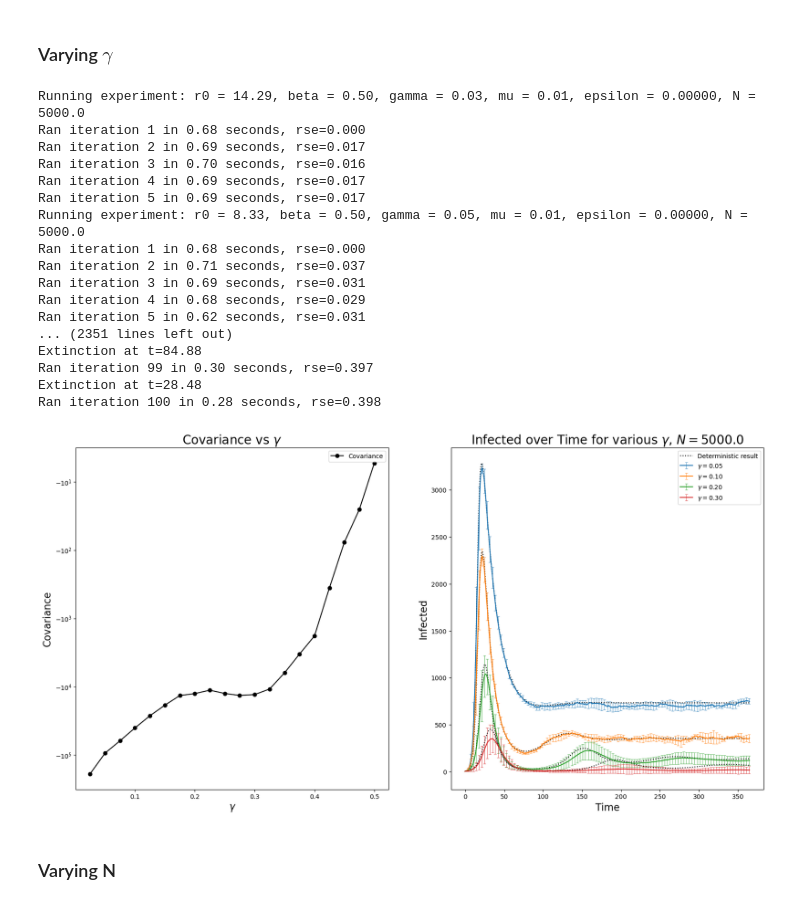
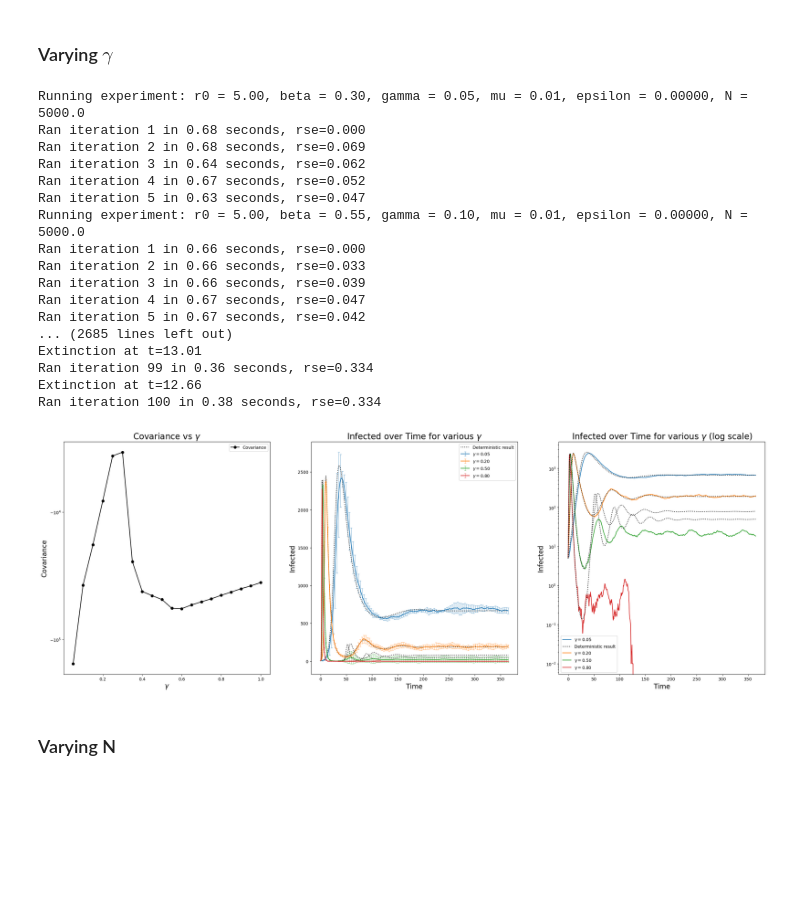
Before and after one commit to kylehtunis/stochastic-modeling, a Jupyter notebook: problem1.ipynb, the cells around one changed output. Cells and saved outputs as stored; diff of their text form; code cells hidden in the pictures; blank space fills up the shorter version.

```diff
--- a/problem1.ipynb
+++ b/problem1.ipynb
@@ -401,70 +401,90 @@ plt.show()
 # %% [markdown]
 ### Varying $\gamma$
 # %%
-gammas = np.arange(0.025, 0.525, 0.025)
+gammas = np.arange(0.05, 1.05, 0.05)
 r0 = 5.0
 
 gamma_experiments = Experiments([])
 for g in gammas:
-    gamma_experiments.experiments.append(Experiment(Gillespie_Parameters(population_size, initial_infected, beta=beta, gamma=g, mu=mu), events=events, simulation_length=sim_length, data_rate=data_rate, max_iterations=max_iterations))
+    gamma_experiments.experiments.append(Experiment(Gillespie_Parameters(population_size, initial_infected, beta=r0*(g+mu), gamma=g, mu=mu), events=events, simulation_length=sim_length, data_rate=data_rate, max_iterations=max_iterations))
 gamma_experiments.run()
 # %% [output]
-Running experiment: r0 = 14.29, beta = 0.50, gamma = 0.03, mu = 0.01, epsilon = 0.00000, N = 5000.0
+Running experiment: r0 = 5.00, beta = 0.30, gamma = 0.05, mu = 0.01, epsilon = 0.00000, N = 5000.0
 Ran iteration 1 in 0.68 seconds, rse=0.000
-Ran iteration 2 in 0.69 seconds, rse=0.017
-Ran iteration 3 in 0.70 seconds, rse=0.016
-Ran iteration 4 in 0.69 seconds, rse=0.017
-Ran iteration 5 in 0.69 seconds, rse=0.017
-Running experiment: r0 = 8.33, beta = 0.50, gamma = 0.05, mu = 0.01, epsilon = 0.00000, N = 5000.0
-Ran iteration 1 in 0.68 seconds, rse=0.000
-Ran iteration 2 in 0.71 seconds, rse=0.037
-Ran iteration 3 in 0.69 seconds, rse=0.031
-Ran iteration 4 in 0.68 seconds, rse=0.029
-Ran iteration 5 in 0.62 seconds, rse=0.031
-... (2351 lines left out)
-Extinction at t=84.88
-Ran iteration 99 in 0.30 seconds, rse=0.397
-Extinction at t=28.48
-Ran iteration 100 in 0.28 seconds, rse=0.398
+Ran iteration 2 in 0.68 seconds, rse=0.069
+Ran iteration 3 in 0.64 seconds, rse=0.062
+Ran iteration 4 in 0.67 seconds, rse=0.052
+Ran iteration 5 in 0.63 seconds, rse=0.047
+Running experiment: r0 = 5.00, beta = 0.55, gamma = 0.10, mu = 0.01, epsilon = 0.00000, N = 5000.0
+Ran iteration 1 in 0.66 seconds, rse=0.000
+Ran iteration 2 in 0.66 seconds, rse=0.033
+Ran iteration 3 in 0.66 seconds, rse=0.039
+Ran iteration 4 in 0.67 seconds, rse=0.047
+Ran iteration 5 in 0.67 seconds, rse=0.042
+... (2685 lines left out)
+Extinction at t=13.01
+Ran iteration 99 in 0.36 seconds, rse=0.334
+Extinction at t=12.66
+Ran iteration 100 in 0.38 seconds, rse=0.334
 # %%
 # plot covariance
 
-plt.figure(figsize=(20, 10))
-plt.subplot(1, 2, 1)
+plt.figure(figsize=(30, 10))
+plt.subplot(1, 3, 1)
 plt.title('Covariance vs $\gamma$', fontsize=20)
 plt.xlabel('$\gamma$', fontsize=16)
 plt.ylabel('Covariance', fontsize=16)
 plt.yscale('symlog')
 
 covs = []
 for ex in gamma_experiments.experiments:
     mean = ex.results.mean_result()
     covs.append(mean.s_i_covariance())
 plt.plot(gammas, covs, 'ko-', label='Covariance')
 plt.legend()
 
-plt.subplot(1, 2, 2)
-graphed_gammas = [0.05, 0.1, 0.2, 0.3]
+plt.subplot(1, 3, 2)
+graphed_gammas = [0.05, 0.2, 0.5, 0.8]
 labeled = False
 for ex in gamma_experiments.experiments:
     if np.round(ex.params.gamma, 2) not in graphed_gammas:
         continue
     mean, err = ex.results.mean_and_std_infected()
     errbar = plt.errorbar(ex.results.t, mean, yerr=err, errorevery=7, capsize=2, elinewidth=0.5, capthick=0.5, label=f"$\gamma={ex.params.gamma:.2f}$")
     det = ex.integrate_deterministic_sir(deterministic_sir)
     detlabel = '_'
     if not labeled:
         labeled = True
         detlabel = 'Deterministic result'
     plt.plot(det.t, det.y[1], 'k:', label=detlabel)
 plt.xlabel("Time", fontsize=16)
 plt.ylabel("Infected", fontsize=16)
-plt.title(f'Infected over Time for various $\\gamma$, $N={population_size}$', fontsize=20)
+plt.title(f'Infected over Time for various $\\gamma$', fontsize=20)
 plt.legend()
+
+plt.subplot(1, 3, 3)
+labeled = False
+for ex in gamma_experiments.experiments:
+    if np.round(ex.params.gamma, 2) not in graphed_gammas:
+        continue
+    mean, err = ex.results.mean_and_std_infected()
+    errbar = plt.plot(ex.results.t, mean, label=f"$\gamma={ex.params.gamma:.2f}$")
+    det = ex.integrate_deterministic_sir(deterministic_sir)
+    detlabel = '_'
+    if not labeled:
+        labeled = True
+        detlabel = 'Deterministic result'
+    plt.plot(det.t, det.y[1], 'k:', label=detlabel)
+plt.xlabel("Time", fontsize=16)
+plt.ylabel("Infected", fontsize=16)
+plt.yscale('log')
+plt.title(f'Infected over Time for various $\\gamma$ (log scale)', fontsize=20)
+plt.legend()
+
 plt.savefig('./plots/event_based/gamma.png')
 plt.show()
 # %% [output]
-[figure, old version]
+[figure, new version]
 # %% [markdown]
 ### Varying N
 # %%
```
Also changed, not shown: parts of 2 cells of this notebook.
